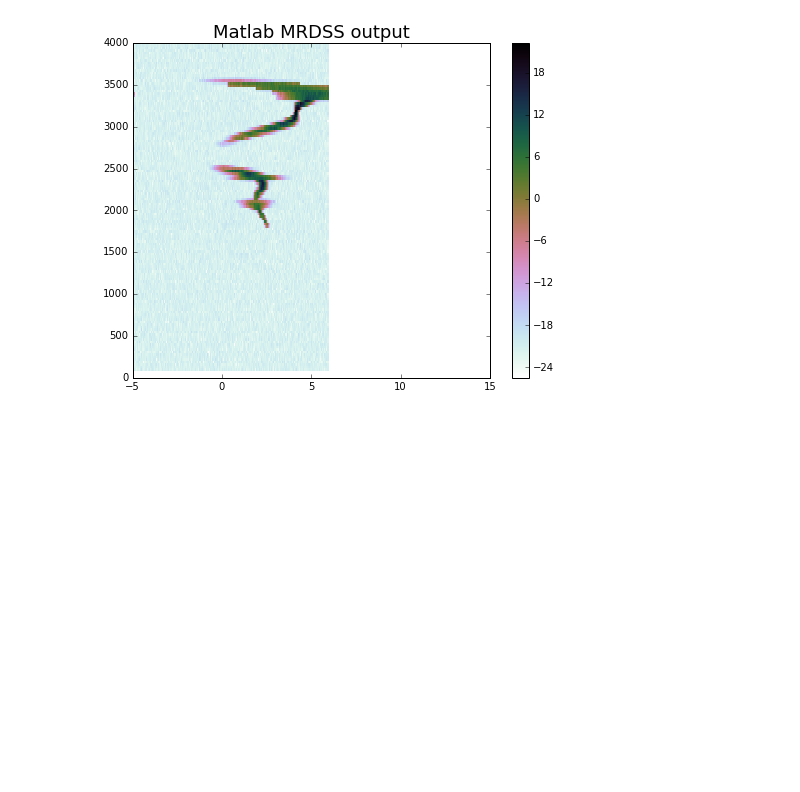
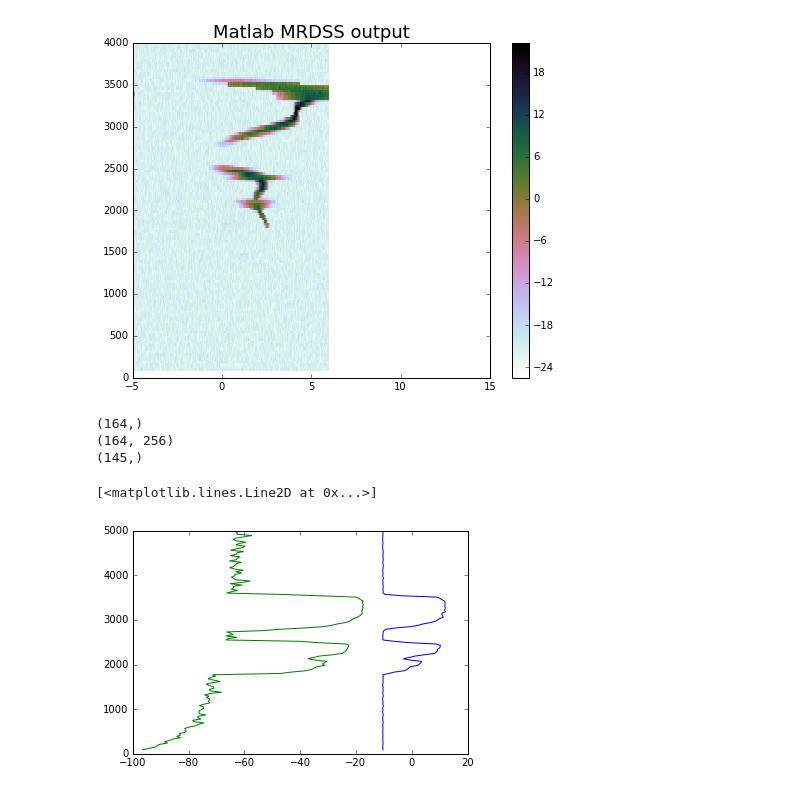
Before and after one commit to mvanlierwalq/IPy_NB_Public, a Jupyter notebook: plot_mrdss_out.ipynb, the cells around one changed output. Saved outputs shown, nothing was run; the diff lists cells and outputs as text; code cells hidden in the pictures; blank space fills up the shorter version.

```diff
--- a/plot_mrdss_out.ipynb
+++ b/plot_mrdss_out.ipynb
@@ -336,3 +351,19 @@ plt.colorbar()
 # %% [output]
 <matplotlib.colorbar.Colorbar at 0x...>
 [figure]
+# %%
+ref_ds_mm = np.sum(10**(ds_mm/10.),axis=1)
+# %%
+print ref_ds_mm.shape
+print ds_mm.shape
+print zc.shape
+# %% [output]
+(164,)
+(164, 256)
+(145,)
+# %%
+plt.plot(10.*np.log10(ref_ds_mm*(vd[2]-vd[1])),zrd)
+plt.plot(dbz_sim[:,yidx,xidx],zrd)
+# %% [output]
+[<matplotlib.lines.Line2D at 0x...>]
+[figure, added]
```
Also changed, not shown: parts of 4 cells of this notebook.
